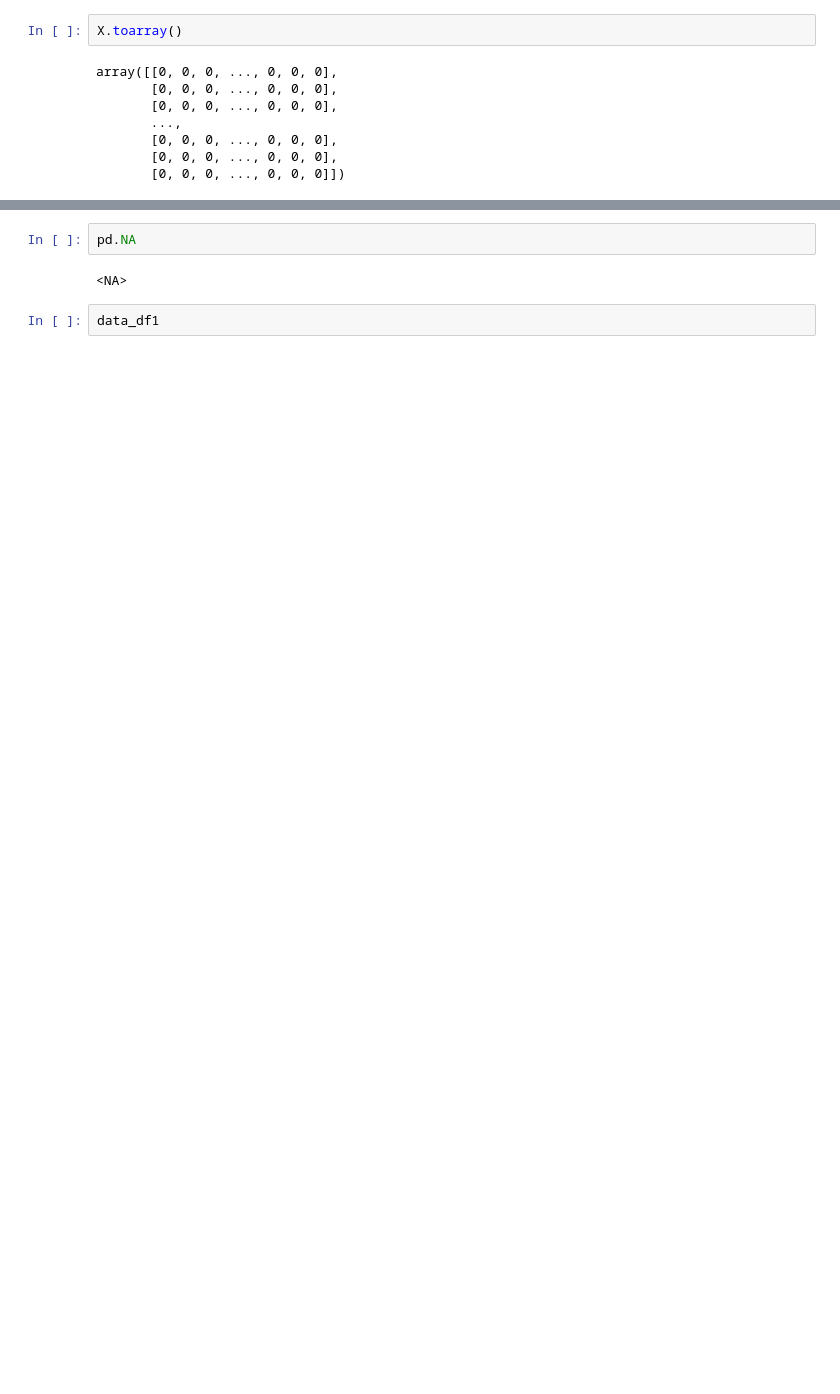
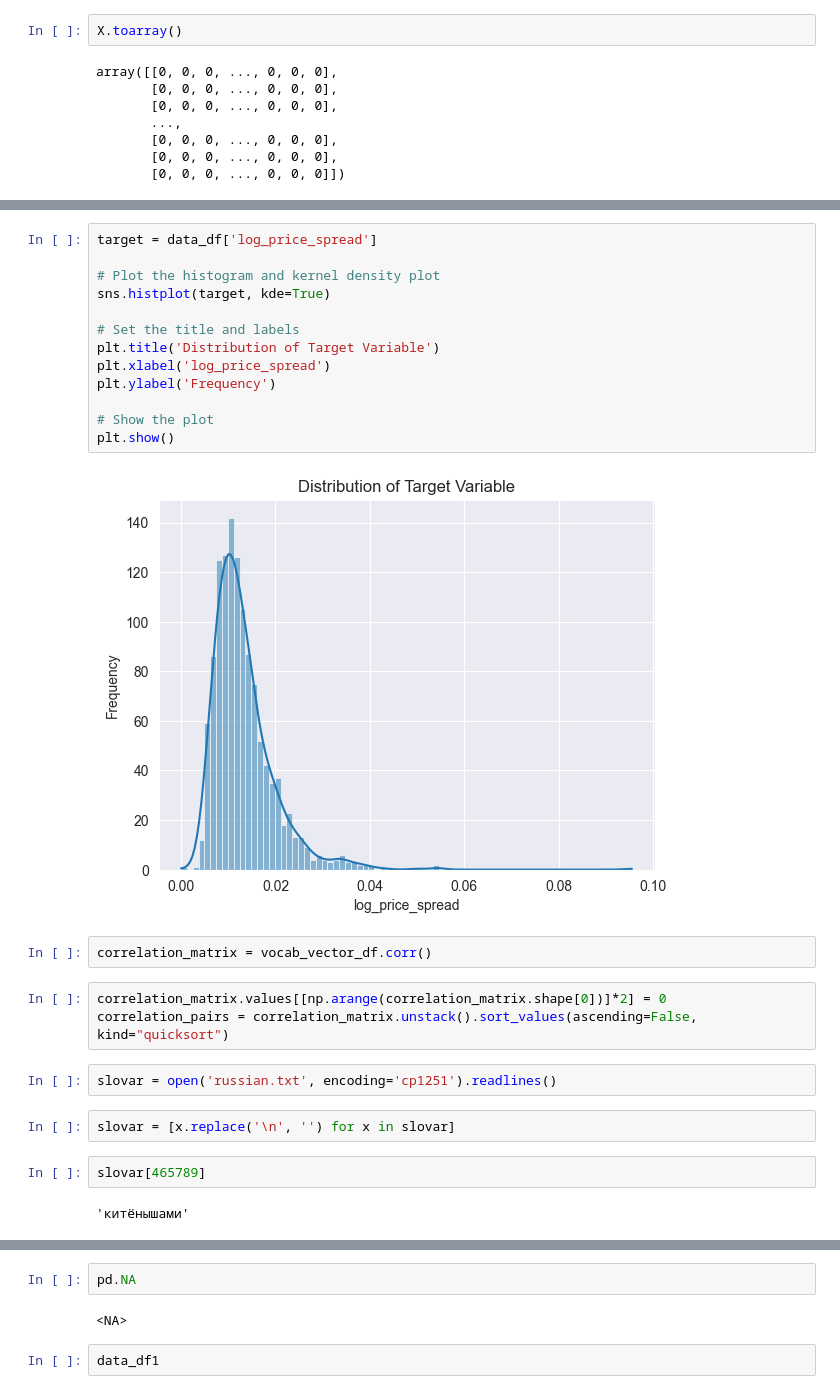
Before and after one commit to damnpav/news_analysis, a Jupyter notebook: _3_text_preparing.ipynb, the cells around one changed output, grey strips where cells are left out. Drawn from its saved outputs; the diff is of its cells as text; blank space fills up the shorter version.

```diff
--- a/_3_text_preparing.ipynb
+++ b/_3_text_preparing.ipynb
@@ -270,0 +639,28 @@ X.shape
+# %%
+target = data_df['log_price_spread']
+
+# Plot the histogram and kernel density plot
+sns.histplot(target, kde=True)
+
+# Set the title and labels
+plt.title('Distribution of Target Variable')
+plt.xlabel('log_price_spread')
+plt.ylabel('Frequency')
+
+# Show the plot
+plt.show()
+# %% [output]
+[figure, added]
+# %%
+correlation_matrix = vocab_vector_df.corr()
+# %%
+correlation_matrix.values[[np.arange(correlation_matrix.shape[0])]*2] = 0
+correlation_pairs = correlation_matrix.unstack().sort_values(ascending=False, kind="quicksort")
+# %%
+slovar = open('russian.txt', encoding='cp1251').readlines()
+# %%
+slovar = [x.replace('\n', '') for x in slovar]
+# %%
+slovar[465789]
+# %% [output]
+'китёнышами'
```
Also changed, not shown: parts of 101 cells of this notebook.
